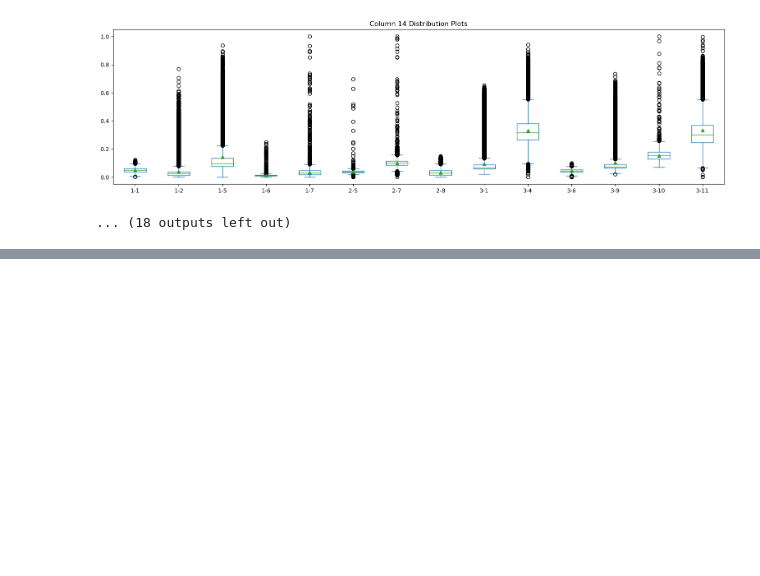
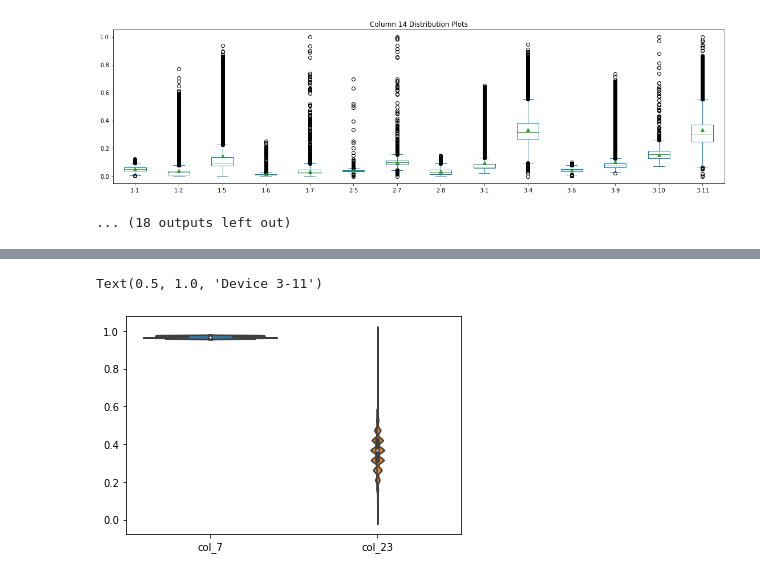
Before and after one commit to DuneeshaFernando/smd_one_time_codes, a Jupyter notebook: boxplots_varianceOfMean_pairplots.ipynb, the cells around one changed output, grey strips where cells are left out. Cells and saved outputs as stored; diff of their text form; code cells hidden in the pictures; blank space fills up the shorter version.

```diff
--- a/boxplots_varianceOfMean_pairplots.ipynb
+++ b/boxplots_varianceOfMean_pairplots.ipynb
@@ -68,0 +111,25 @@ sns.pairplot(df)
+# %%
+# Secondly plot 3-4 for columns 7 and 23
+column_7_df = pd.read_csv('EDA_results/14mach_col_wise_dfs/column7.csv')
+col_7_311_df = column_7_df.loc[:,["3-11"]]
+col_7_311_df = col_7_311_df.rename(columns={"3-11":"col_7"})
+col_7_311_df.dropna()
+
+column_23_df = pd.read_csv('EDA_results/14mach_col_wise_dfs/column23.csv')
+col_23_311_df = column_23_df.loc[:,["3-11"]]
+col_23_311_df = col_23_311_df.rename(columns={"3-11":"col_23"})
+col_23_311_df.dropna()
+
+# column_24_df = pd.read_csv('EDA_results/14mach_col_wise_dfs/column24.csv')
+# col_24_311_df = column_24_df.loc[:,["3-11"]]
+# col_24_311_df = col_24_311_df.rename(columns={"3-11":"col_24"})
+# col_24_311_df.dropna()
+
+# Form a single dataframe with both series
+df = pd.concat([col_7_311_df, col_23_311_df], axis=1)
+df.dropna()
+sns.violinplot(data=df)
+ax.set_title('Device 3-11')
+# %% [output]
+Text(0.5, 1.0, 'Device 3-11')
+[figure, added]
```
Also changed, not shown: parts of 9 cells of this notebook.
